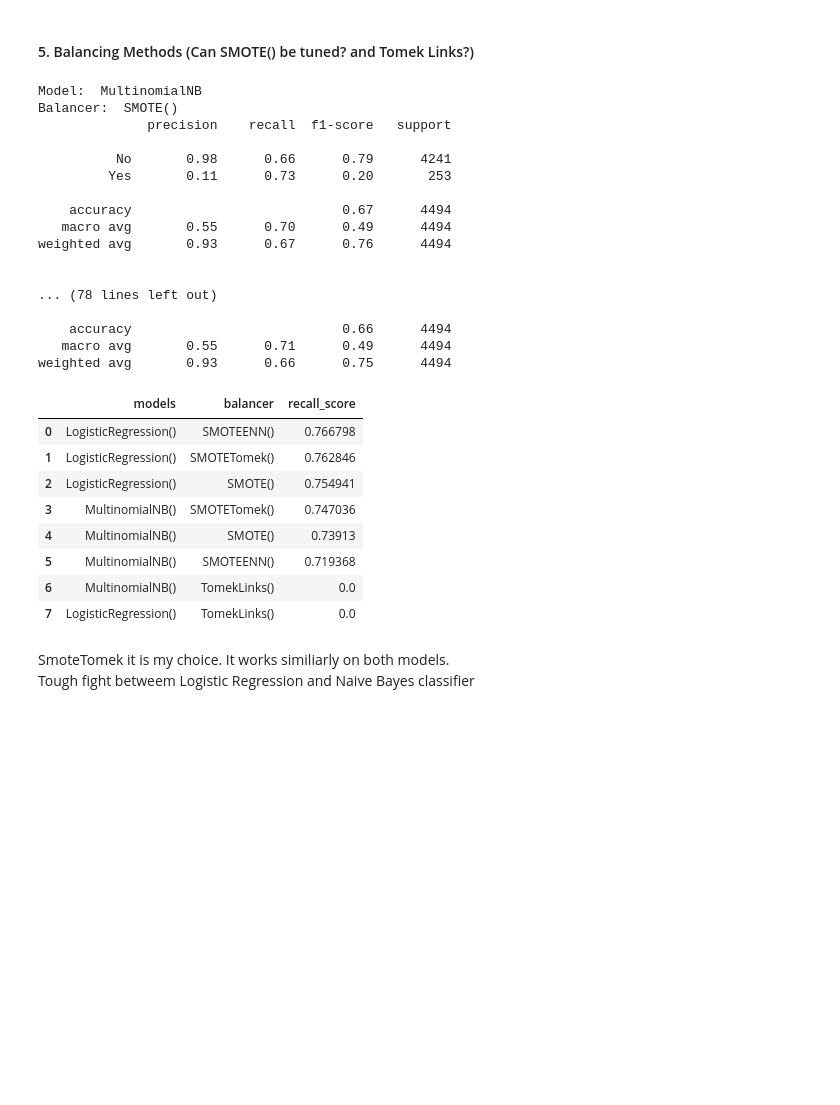
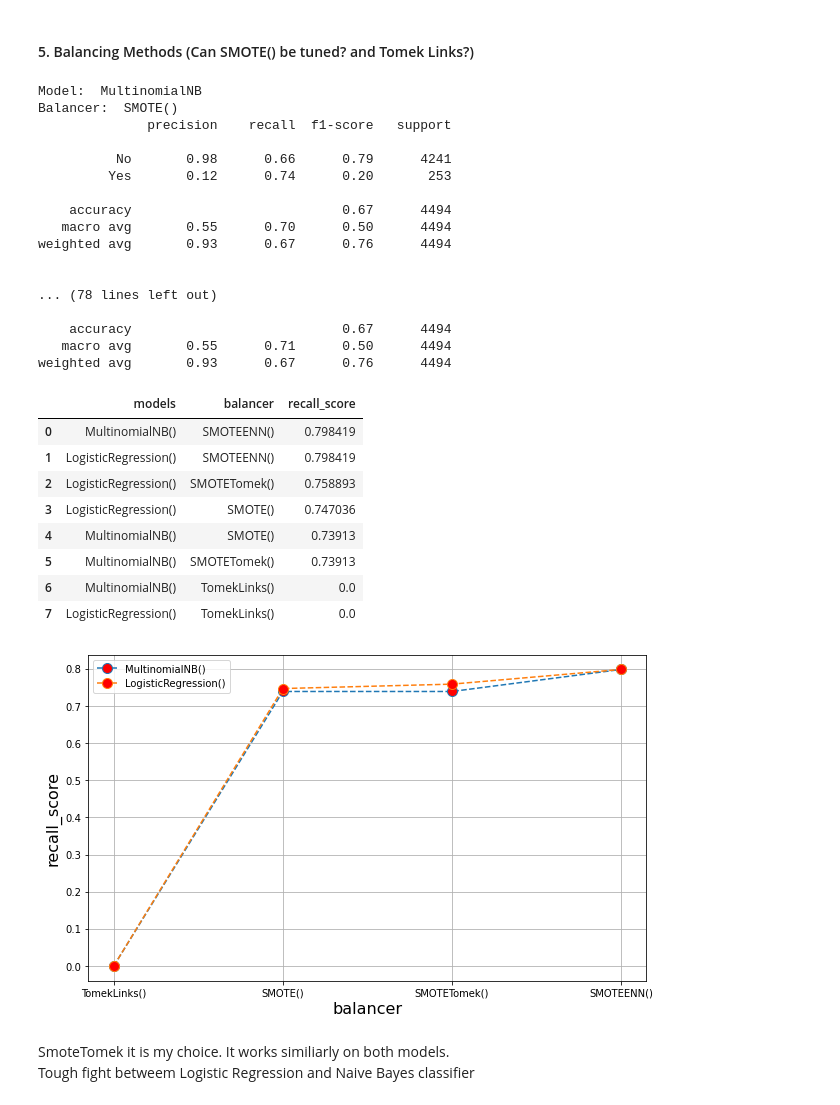
Before and after one commit to Edoardo1996/ironhack-mid-project, a Jupyter notebook: index.ipynb, the cells around one changed output. Cells and saved outputs as stored; diff of their text form; code cells hidden in the pictures; blank space fills up the shorter version.

```diff
--- a/index.ipynb
+++ b/index.ipynb
@@ -275,9 +276,9 @@ for model in models:
                                     model=model,
                                     cols_to_encode=[cols_onehot_encod],
                                     scaler=scaler,
-                                    encoders=[OneHotEncoder],
+                                    encoders=[OneHotEncoder()],
                                     balance_dataset=True,
-                                    balancer=SMOTE()
+                                    balancer=SMOTE(),
             )
             print(report, end='\n\n')
             all_test.append(y_test)
@@ -615,35 +630,36 @@ Balancer:  SMOTE()
               precision    recall  f1-score   support
 
           No       0.98      0.66      0.79      4241
-         Yes       0.11      0.73      0.20       253
+         Yes       0.12      0.74      0.20       253
 
     accuracy                           0.67      4494
-   macro avg       0.55      0.70      0.49      4494
+   macro avg       0.55      0.70      0.50      4494
 weighted avg       0.93      0.67      0.76      4494
 
 
 ... (78 lines left out)
 
-    accuracy                           0.66      4494
-   macro avg       0.55      0.71      0.49      4494
-weighted avg       0.93      0.66      0.75      4494
+    accuracy                           0.67      4494
+   macro avg       0.55      0.71      0.50      4494
+weighted avg       0.93      0.67      0.76      4494
 # %%
 params = OrderedDict(
     models = [MultinomialNB(), LogisticRegression()],
     balancer = [SMOTE(), TomekLinks(), SMOTEENN(), SMOTETomek()]
 )
 metrics.report_metrics(params, recall_score, all_test, all_pred, label='Yes',
-                        sort_by_metric=True)
+                        sort_by_metric=True, show_plot=True, hue='models')
 # %% [output]
 |  | models | balancer | recall_score |
-| 0 | LogisticRegression() | SMOTEENN() | 0.766798 |
-| 1 | LogisticRegression() | SMOTETomek() | 0.762846 |
-| 2 | LogisticRegression() | SMOTE() | 0.754941 |
-| 3 | MultinomialNB() | SMOTETomek() | 0.747036 |
+| 0 | MultinomialNB() | SMOTEENN() | 0.798419 |
+| 1 | LogisticRegression() | SMOTEENN() | 0.798419 |
+| 2 | LogisticRegression() | SMOTETomek() | 0.758893 |
+| 3 | LogisticRegression() | SMOTE() | 0.747036 |
 | 4 | MultinomialNB() | SMOTE() | 0.73913 |
-| 5 | MultinomialNB() | SMOTEENN() | 0.719368 |
+| 5 | MultinomialNB() | SMOTETomek() | 0.73913 |
 | 6 | MultinomialNB() | TomekLinks() | 0.0 |
 | 7 | LogisticRegression() | TomekLinks() | 0.0 |
+[figure, added]
 # %% [markdown]
 SmoteTomek it is my choice. It works similiarly on both models. <br>
 Tough fight betweem Logistic Regression and Naive Bayes classifier
```
Also changed, not shown: parts of 31 cells of this notebook, 2 other files.
